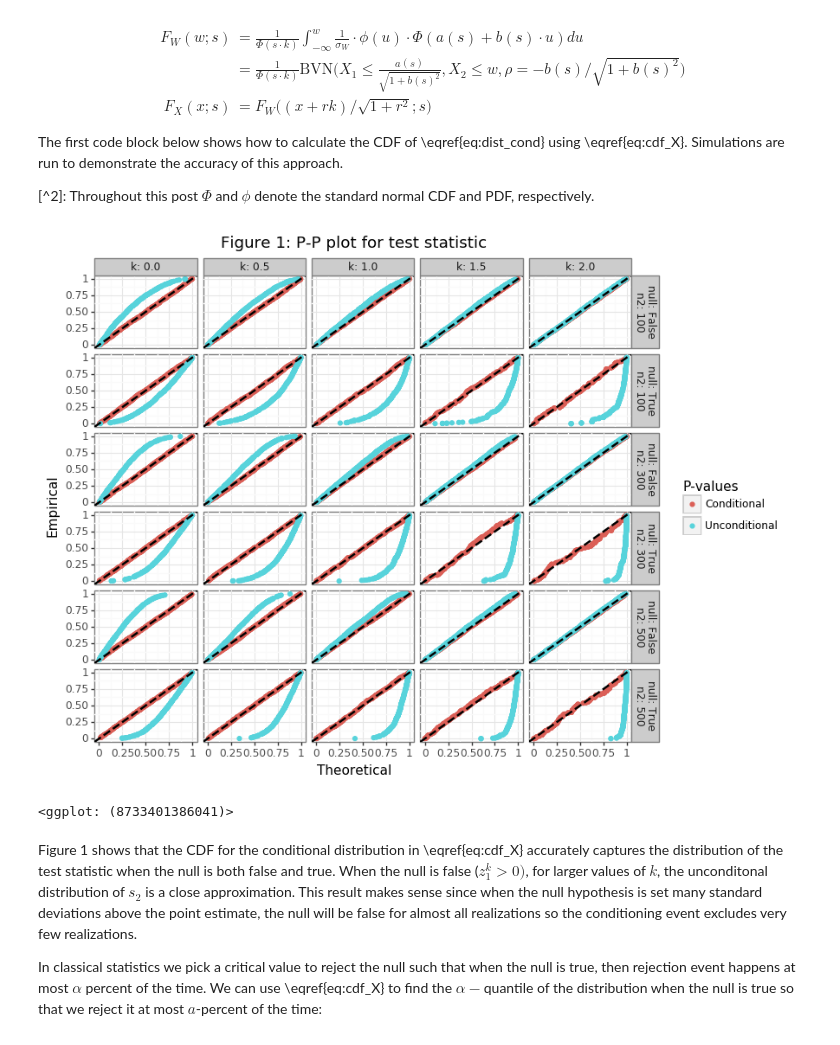
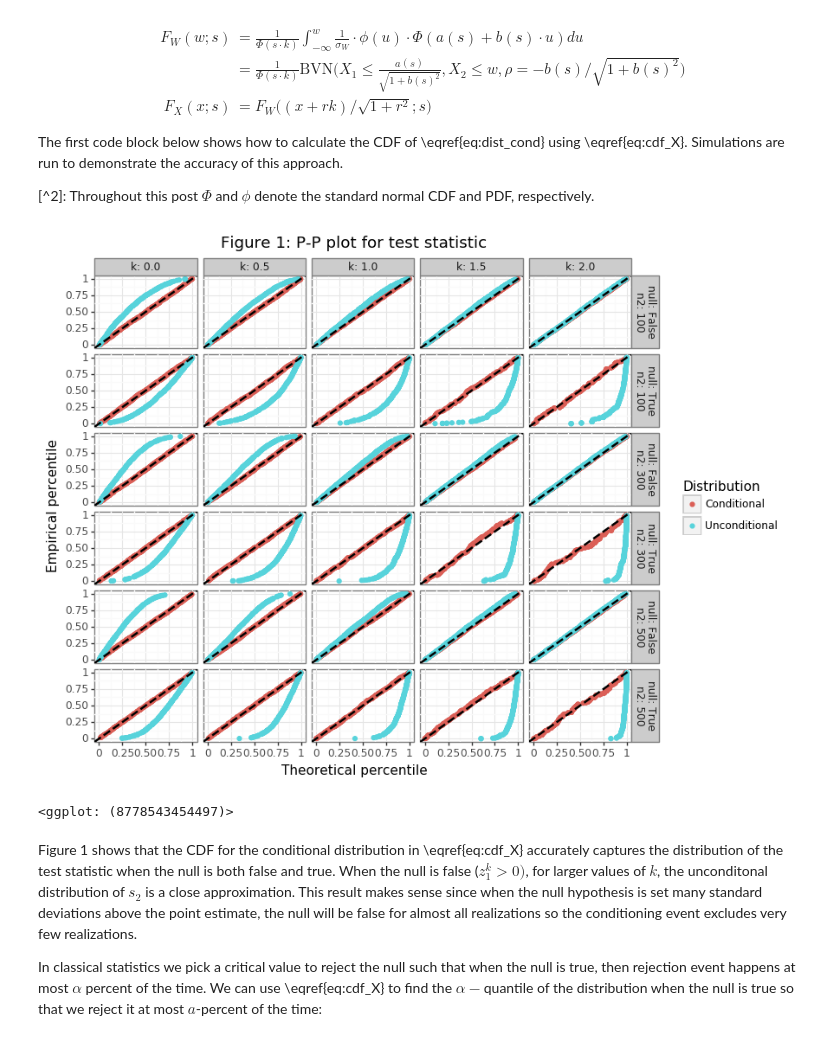
Before and after one commit to erikdrysdale/erikdrysdale.github.io, a Jupyter notebook: _rmd/extra_regression/power_for_regression_metrics.ipynb, the cells around one changed output. Saved outputs shown, nothing was run; the diff lists cells and outputs as text; code cells hidden in the pictures.

```diff
--- a/_rmd/extra_regression/power_for_regression_metrics.ipynb
+++ b/_rmd/extra_regression/power_for_regression_metrics.ipynb
@@ -163,37 +163,37 @@ for k in k_seq:
         x2 = mu + np.sqrt(sig2)*np.random.randn(n2, nsim)
         xbar1, xbar2 = x1.mean(0), x2.mean(0)
         null_mu = xbar1 + c
         s2 = (xbar2 - null_mu)/np.sqrt(sig2/n2)
         # Calculate the p-values
         pval_h0false = cond_dist(k=k, n1=n1, n2=n2, null=False).cdf_x(s2)
         pval_h0true = cond_dist(k=k, n1=n1, n2=n2, null=True).cdf_x(s2)
         pval_uncond = norm(loc=-np.sqrt(n2/n1)*k,scale=np.sqrt(1+n2/n1)).cdf(s2)
         tmp = pd.DataFrame({'s2':s2,'mu0':null_mu,'n2':n2,'k':k,
                             'h0_false':pval_h0false, 'h0_true':pval_h0true,'pval_uncond':pval_uncond})
         holder.append(tmp)
         del tmp
 df_res = pd.concat(holder).assign(null=lambda x: np.where(x.mu0 > mu, False, True))
 cn_gg = ['null','n2','k']
 df_res = df_res.sort_values(cn_gg+['s2']).reset_index(None,True)
 df_res = df_res.assign(idx=df_res.groupby(cn_gg).cumcount())
 df_res.idx = df_res.groupby(cn_gg).apply(lambda x: x.idx/x.idx.max()).values
 # Compare the conditional distribution
 df_res = df_res.assign(pval_cond=lambda x: np.where(x.null==False,x.h0_false,x.h0_true))
 df_res_long = df_res.melt(cn_gg+['idx'],['pval_cond','pval_uncond'],'tt')
 
 # Make a pp-plot
 tmp = df_res_long.groupby(cn_gg+['tt']).sample(n=250, random_state=seed,replace=True)
 plotnine.options.figure_size = (8, 7)
 gg_pp = (ggplot(tmp, aes(x='value',y='idx',color='tt')) + theme_bw() +
-         geom_point() + labs(x='Theoretical',y='Empirical') +
+         geom_point() + labs(x='Theoretical percentile',y='Empirical percentile') +
          ggtitle('Figure 1: P-P plot for test statistic') +
          facet_grid('n2+null~k',labeller=label_both) +
-         scale_color_discrete(name='P-values',labels=['Conditional','Unconditional']) +
+         scale_color_discrete(name='Distribution',labels=['Conditional','Unconditional']) +
          geom_abline(slope=1,intercept=0,linetype='--',color='black',size=1))
 gg_pp
 # %% [output]
-[figure, old version]
+[figure, new version]
-<ggplot: (8733401386041)>
+<ggplot: (8778543454497)>
 # %% [markdown]
 Figure 1 shows that the CDF for the conditional distribution in \eqref{eq:cdf_X} accurately captures the distribution of the test statistic when the null is both false and true. When the null is false ($z_1^k > 0)$, for larger values of $k$, the unconditonal distribution of $s_2$ is a close approximation. This result makes sense since when the null hypothesis is set many standard deviations above the point estimate, the null will be false for almost all realizations so the conditioning event excludes very few realizations.
 
```
Also changed, not shown: parts of 6 cells of this notebook, 1 other file.
